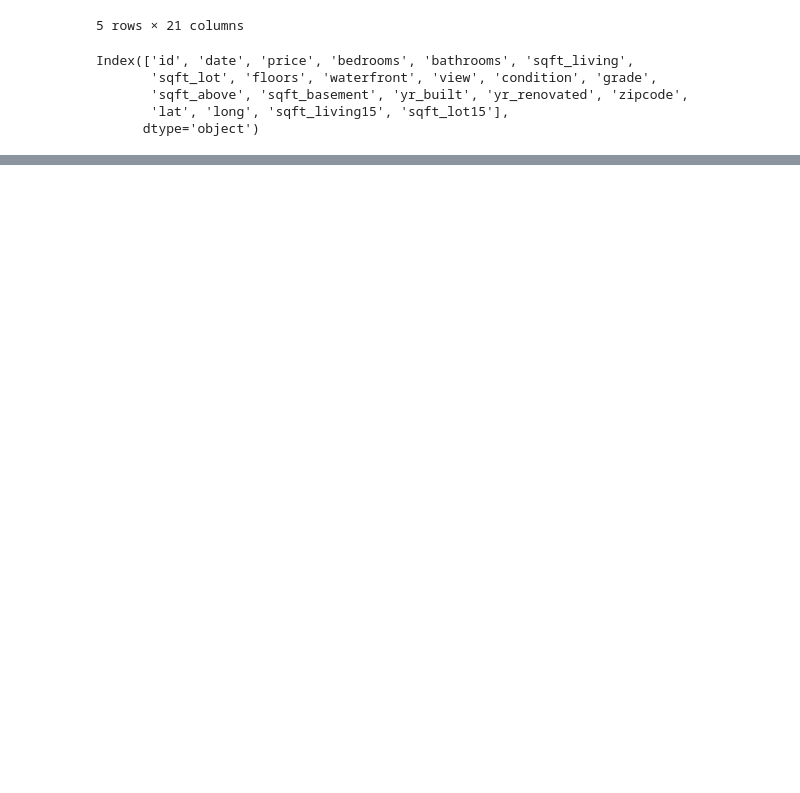
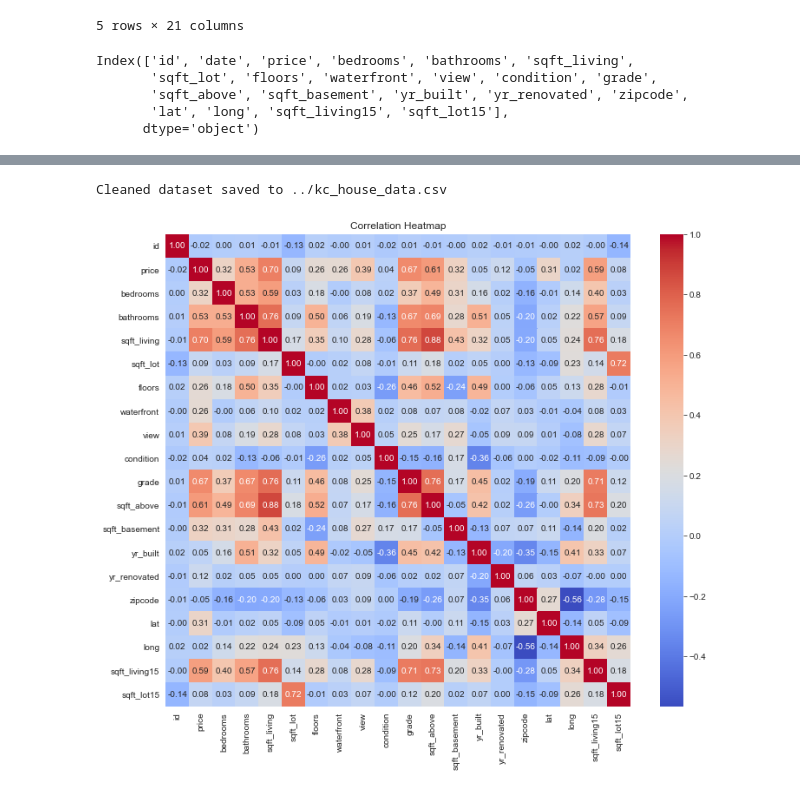
Before and after one commit to wawerukahuthu/Project_Phase_2, a Jupyter notebook: DATA/WORK/stephen.ipynb, the cells around one changed output, grey strips where cells are left out. Saved outputs shown, nothing was run; the diff lists cells and outputs as text; code cells hidden in the pictures; blank space fills up the shorter version.

```diff
--- a/DATA/WORK/stephen.ipynb
+++ b/DATA/WORK/stephen.ipynb
@@ -32,0 +163,6 @@ Index(['id', 'date', 'price', 'bedrooms', 'bathrooms', 'sqft_living',
+# %%
+# Convert 'date' column to datetime format
+kc_house_data['date'] = pd.to_datetime(kc_house_data['date'])
+# %%
+# Convert 'sqft_basement' column to numeric, forcing errors to NaN
+kc_house_data['sqft_basement'] = pd.to_numeric(kc_house_data['sqft_basement'], errors='coerce')
@@ -32,0 +203,11 @@ Index(['id', 'date', 'price', 'bedrooms', 'bathrooms', 'sqft_living',
+# %%
+#Separating Numeric and Non-Numeric Columns:
+numeric_cols = kc_house_data.select_dtypes(include=['number']).columns
+non_numeric_cols = kc_house_data.select_dtypes(exclude=['number']).columns
+
+#handling missing values in numeric columns
+kc_house_data[numeric_cols] = kc_house_data[numeric_cols].fillna(kc_house_data[numeric_cols].mean())
+
+#handling missing values in nonnumeric columns
+for col in non_numeric_cols:
+    kc_house_data[col].fillna(kc_house_data[col].mode()[0], inplace=True)
@@ -32,0 +236,3 @@ Index(['id', 'date', 'price', 'bedrooms', 'bathrooms', 'sqft_living',
+# %%
+# Address outliers in 'bedrooms' column by capping at a reasonable maximum (e.g., 10 bedrooms)
+kc_house_data['bedrooms'] = kc_house_data['bedrooms'].apply(lambda x: min(x, 10))
@@ -32,0 +260,16 @@ Index(['id', 'date', 'price', 'bedrooms', 'bathrooms', 'sqft_living',
+# %%
+# Save the cleaned data
+cleaned_file_path = '../kc_house_data.csv'
+kc_house_data.to_csv(cleaned_file_path, index=False)
+print(f"Cleaned dataset saved to {cleaned_file_path}")
+# %% [output]
+Cleaned dataset saved to ../kc_house_data.csv
+# %%
+# Correlation heatmap
+plt.figure(figsize=(12, 10))
+corr_matrix = kc_house_data.corr()
+sns.heatmap(corr_matrix, annot=True, cmap='coolwarm', fmt='.2f')
+plt.title('Correlation Heatmap')
+plt.show()
+# %% [output]
+[figure, added]
```
Also changed, not shown: parts of 16 cells of this notebook.
